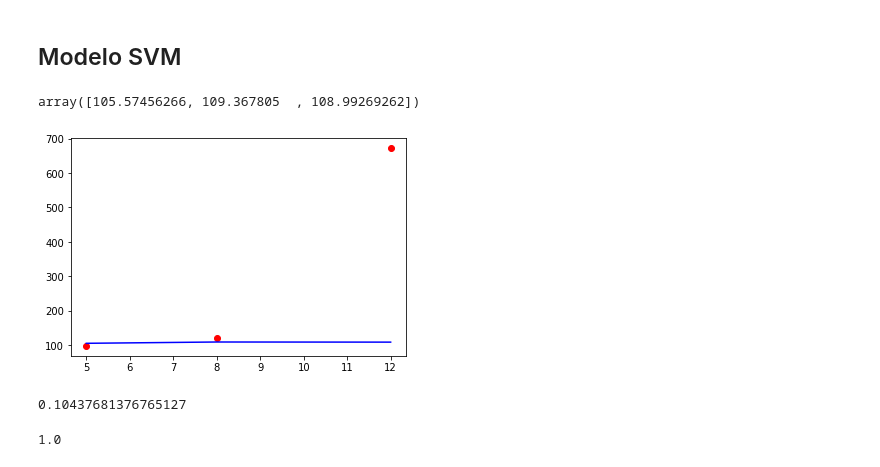
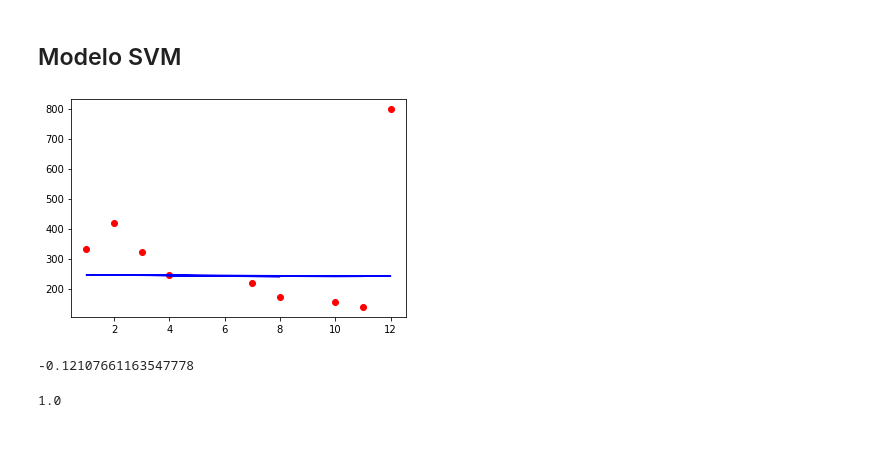
Before and after one commit to ClauCll/Curso_ML_A_Z, a Jupyter notebook: Regresión/Regresion_Bajas_Antiguedad_v3.ipynb, the cells around one changed output. Drawn from its saved outputs; the diff is of its cells as text; code cells hidden in the pictures; blank space fills up the shorter version.

```diff
--- a/Regresión/Regresion_Bajas_Antiguedad_v3.ipynb
+++ b/Regresión/Regresion_Bajas_Antiguedad_v3.ipynb
@@ -473,30 +473,26 @@ from sklearn.model_selection import train_test_split
 from sklearn.metrics import accuracy_score
 from sklearn.svm import SVR
 # %%
-x  = x_mes[ c4[:,0]==1 , 0 ]
-y  = Y [ c4[:,0]==1 , 0 ]
+x  = x_mes[ c3[:,0]==1 , 0 ]
+y  = Y [ c3[:,0]==1 , 0 ]
 x  = x[:,np.newaxis]
 y  = y[:,np.newaxis]
 
 x_train, x_test, y_train, y_test = train_test_split(x,y ,test_size=0.2, random_state=0)
 # %%
-svr= SVR(kernel='rbf',degree=3, C=1.0, epsilon=0.1)
+svr= SVR(kernel='rbf',degree=3, C=1.0, epsilon=0.2)
 svr.fit(x_train,y_train)
 # %%
-y_predic = svr.predict(x_test)
+y_predic = svr.predict(x_train)
-# %%
-y_predic
-# %% [output]
-array([105.57456266, 109.367805  , 108.99269262])
 # %%
-plt.scatter(x_test,y_test, color='red')
-plt.plot(x_test,y_predic, color='Blue' )
+plt.scatter(x_train,y_train, color='red')
+plt.plot(x_train,y_predic, color='Blue' )
 plt.show()
 # %% [output]
-[figure, old version]
+[figure, new version]
 # %%
 #Precisión del modelo
 print(svr.score(x_train,y_train))
 # %% [output]
-0.10437681376765127
+-0.12107661163547778
 # %%
```
Also changed, not shown: parts of 1 cell of this notebook.
